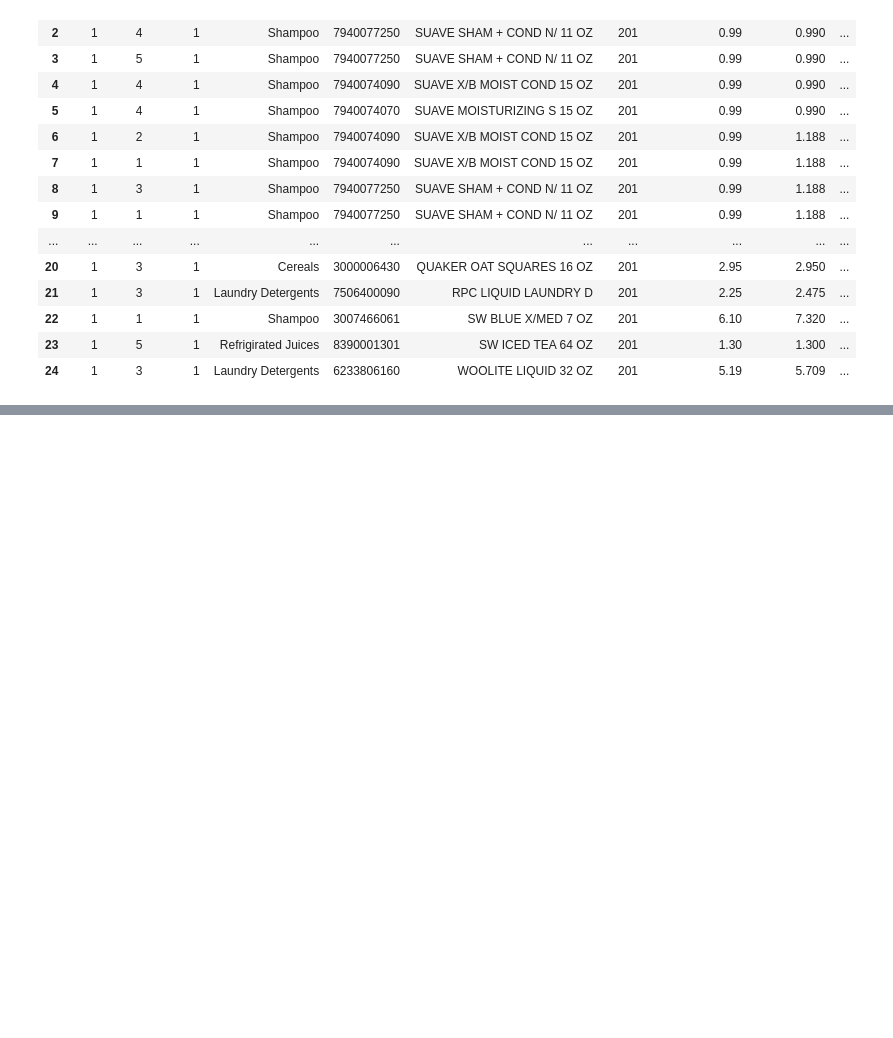
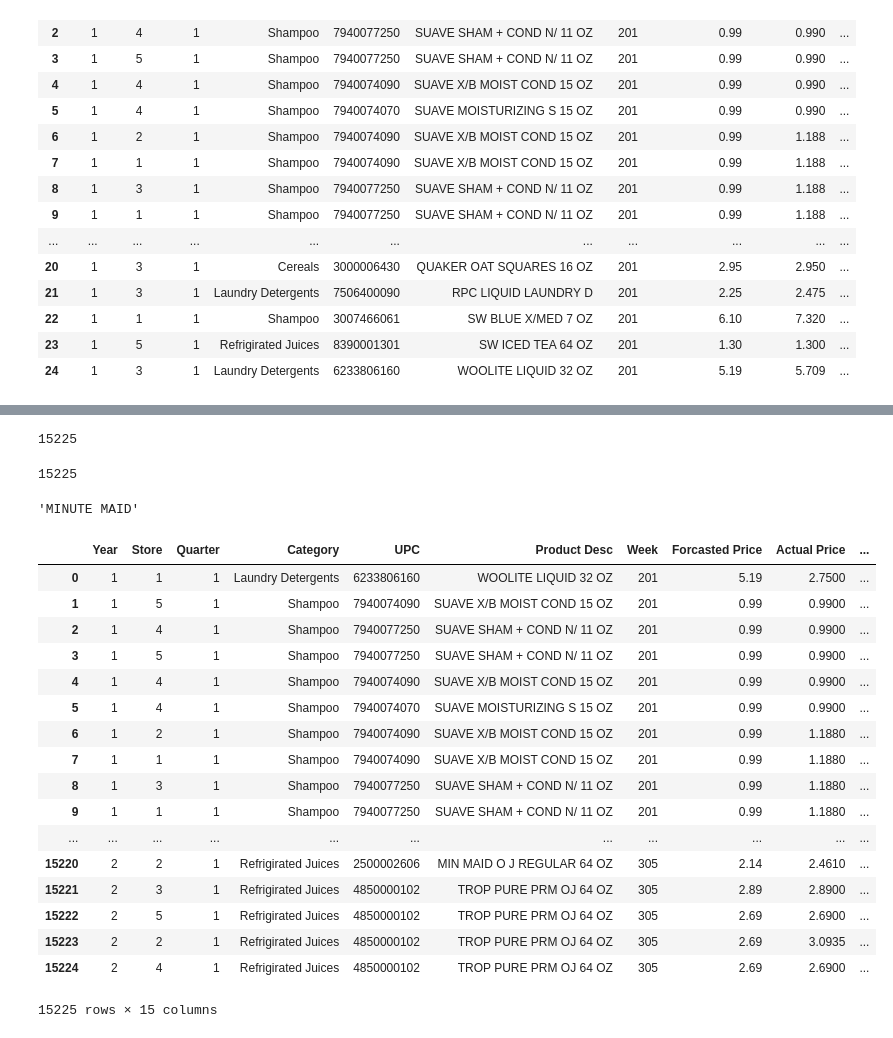
Before and after one commit to Jaykant-M/PyScripts, a Jupyter notebook: DM/Category Management - DM.ipynb, the cells around one changed output, grey strips where cells are left out. Saved outputs shown, nothing was run; the diff lists cells and outputs as text; code cells hidden in the pictures; blank space fills up the shorter version.

Commit message:
DC Complete
- Markdown Added
- Brand column added into Sales History
- DC Complete

```diff
--- a/DM/Category Management - DM.ipynb
+++ b/DM/Category Management - DM.ipynb
@@ -232,9 +258,3 @@ SH.head(25)
 | 22 | 1 | 1 | 1 | Shampoo | 3007466061 | SW BLUE X/MED 7 OZ | 201 | 6.10 | 7.320 | ... |
 | 23 | 1 | 5 | 1 | Refrigirated Juices | 8390001301 | SW ICED TEA 64 OZ | 201 | 1.30 | 1.300 | ... |
 | 24 | 1 | 3 | 1 | Laundry Detergents | 6233806160 | WOOLITE LIQUID 32 OZ | 201 | 5.19 | 5.709 | ... |
-# %%
-'''
-for x in SH.index:
-    if SH.loc[x,"UPC"] in [3800000535, 3800013900, 1600065700, 1600065720, 6233806130, 6233806160]:
-        print(SH.loc[x,"Product Desc"])
-'''
@@ -252,0 +261,2 @@ Data cleaning done
+# %%
+UPCRef = PI[["UPC","BRAND"]]
@@ -252,0 +283,6 @@ Data cleaning done
+# %%
+Brnd = []
+for x in SH.index:
+    for y in UPCRef.index:
+        if SH.loc[x,"UPC"] == UPCRef.loc[y,"UPC"]:
+            Brnd.append(UPCRef.loc[y,"BRAND"])
@@ -252,0 +298,35 @@ Data cleaning done
+# %%
+len(SH)
+# %% [output]
+15225
+# %%
+len(Brnd)
+# %% [output]
+15225
+# %%
+Brnd[15220]
+# %% [output]
+'MINUTE MAID'
+# %%
+SH["Brand"] = Brnd
+# %%
+SH
+# %% [output]
+|  | Year | Store | Quarter | Category | UPC | Product Desc | Week | Forcasted Price | Actual Price | ... |
+| 0 | 1 | 1 | 1 | Laundry Detergents | 6233806160 | WOOLITE LIQUID 32 OZ | 201 | 5.19 | 2.7500 | ... |
+| 1 | 1 | 5 | 1 | Shampoo | 7940074090 | SUAVE X/B MOIST COND 15 OZ | 201 | 0.99 | 0.9900 | ... |
+| 2 | 1 | 4 | 1 | Shampoo | 7940077250 | SUAVE SHAM + COND N/ 11 OZ | 201 | 0.99 | 0.9900 | ... |
+| 3 | 1 | 5 | 1 | Shampoo | 7940077250 | SUAVE SHAM + COND N/ 11 OZ | 201 | 0.99 | 0.9900 | ... |
+| 4 | 1 | 4 | 1 | Shampoo | 7940074090 | SUAVE X/B MOIST COND 15 OZ | 201 | 0.99 | 0.9900 | ... |
+| 5 | 1 | 4 | 1 | Shampoo | 7940074070 | SUAVE MOISTURIZING S 15 OZ | 201 | 0.99 | 0.9900 | ... |
+| 6 | 1 | 2 | 1 | Shampoo | 7940074090 | SUAVE X/B MOIST COND 15 OZ | 201 | 0.99 | 1.1880 | ... |
+| 7 | 1 | 1 | 1 | Shampoo | 7940074090 | SUAVE X/B MOIST COND 15 OZ | 201 | 0.99 | 1.1880 | ... |
+| 8 | 1 | 3 | 1 | Shampoo | 7940077250 | SUAVE SHAM + COND N/ 11 OZ | 201 | 0.99 | 1.1880 | ... |
+| 9 | 1 | 1 | 1 | Shampoo | 7940077250 | SUAVE SHAM + COND N/ 11 OZ | 201 | 0.99 | 1.1880 | ... |
+| ... | ... | ... | ... | ... | ... | ... | ... | ... | ... | ... |
+| 15220 | 2 | 2 | 1 | Refrigirated Juices | 2500002606 | MIN MAID O J REGULAR 64 OZ | 305 | 2.14 | 2.4610 | ... |
+| 15221 | 2 | 3 | 1 | Refrigirated Juices | 4850000102 | TROP PURE PRM OJ 64 OZ | 305 | 2.89 | 2.8900 | ... |
+| 15222 | 2 | 5 | 1 | Refrigirated Juices | 4850000102 | TROP PURE PRM OJ 64 OZ | 305 | 2.69 | 2.6900 | ... |
+| 15223 | 2 | 2 | 1 | Refrigirated Juices | 4850000102 | TROP PURE PRM OJ 64 OZ | 305 | 2.69 | 3.0935 | ... |
+| 15224 | 2 | 4 | 1 | Refrigirated Juices | 4850000102 | TROP PURE PRM OJ 64 OZ | 305 | 2.69 | 2.6900 | ... |
+15225 rows × 15 columns
```
Also changed, not shown: parts of 6 cells of this notebook.
